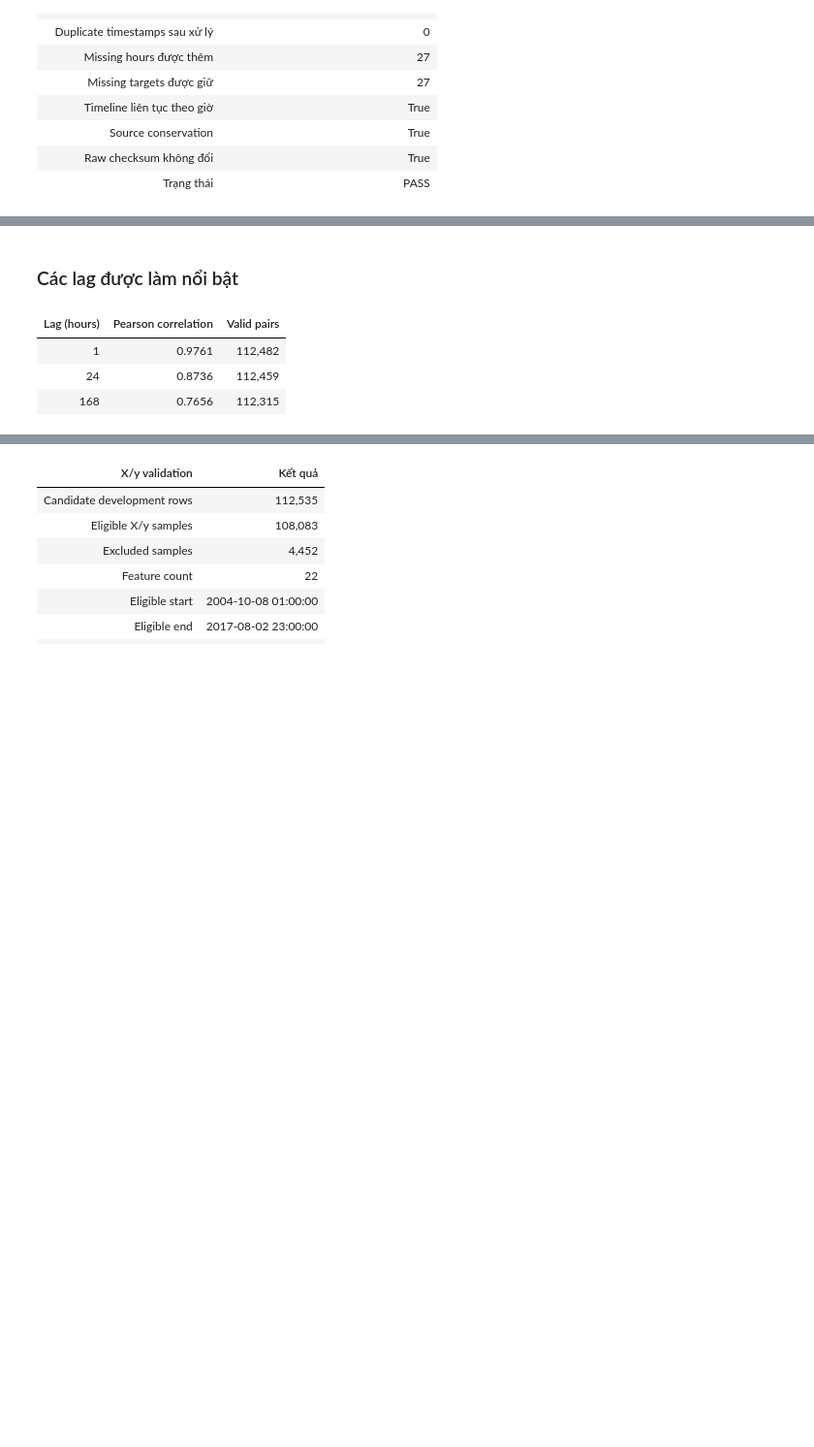
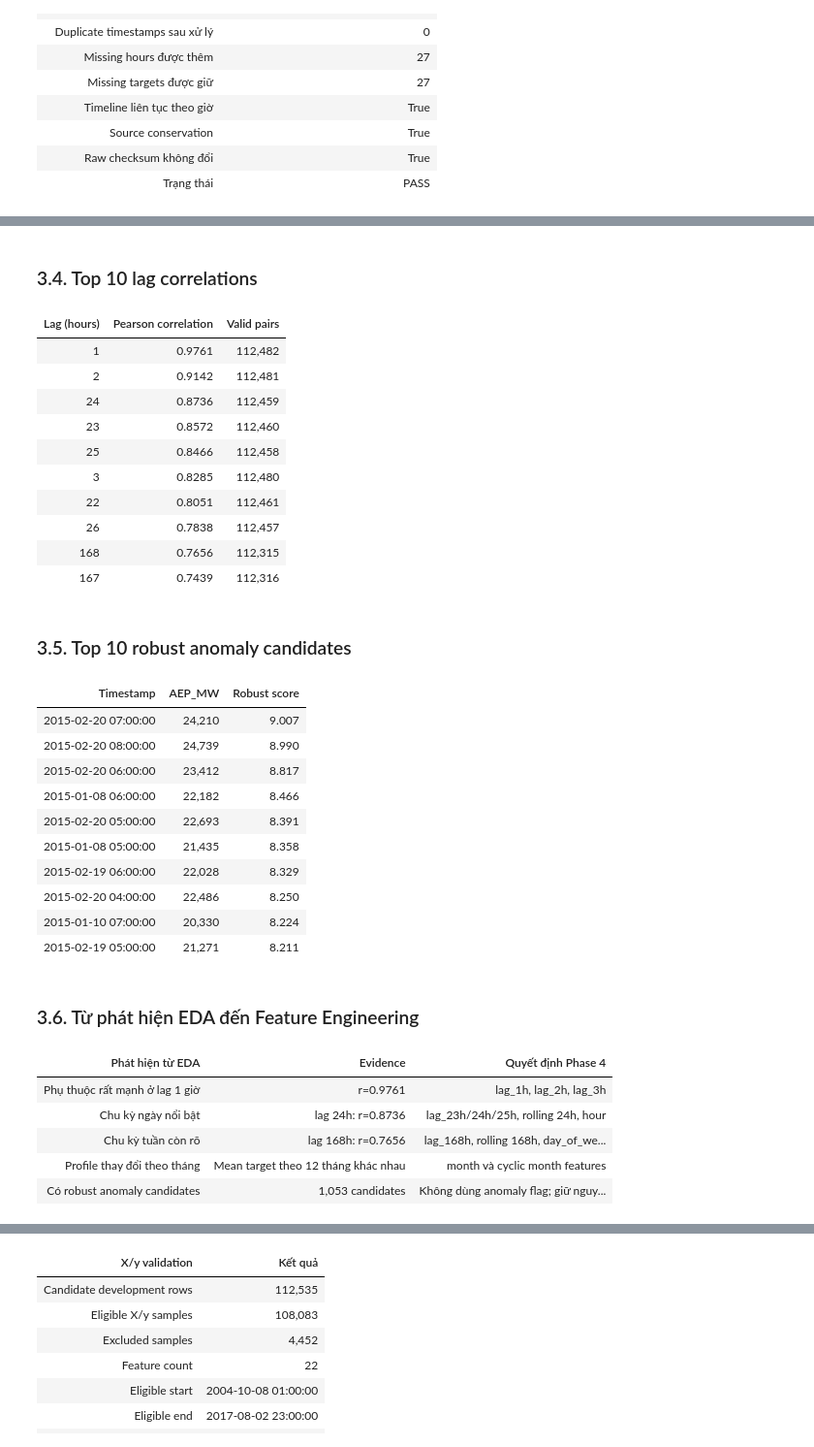
Before and after one commit to Tuvienn/TOTAL_LAB_PRACTICE_FOR_TIME_SERIES, a Jupyter notebook: total_practice/Practice_3_v2/notebooks/Practice_3_v2_present.ipynb, the cells around one changed output, grey strips where cells are left out. Shown at 97% size. Saved outputs shown, nothing was run; the diff lists cells and outputs as text; code cells hidden in the pictures; blank space fills up the shorter version.

```diff
--- a/total_practice/Practice_3_v2/notebooks/Practice_3_v2_present.ipynb
+++ b/total_practice/Practice_3_v2/notebooks/Practice_3_v2_present.ipynb
@@ -27,13 +27,17 @@ prepared_data = artifacts.prepared_data
 phase_01_audit = artifacts.phase_01_audit
 phase_02_audit = artifacts.phase_02_audit
 phase_03_audit = artifacts.phase_03_audit
+phase_03_presentation = artifacts.phase_03_presentation
 phase_04_audit = artifacts.phase_04_audit
+phase_04_presentation = artifacts.phase_04_presentation
 phase_05_audit = artifacts.phase_05_audit
 phase_06_cv = artifacts.phase_06_cv
 phase_06_lock = artifacts.phase_06_lock
+phase_06_training_diagnostics = artifacts.phase_06_training_diagnostics
 phase_06_supplemental_linear = artifacts.phase_06_supplemental_linear
 phase_06_supplemental_lag = artifacts.phase_06_supplemental_lag
 phase_06_figure_path = artifacts.phase_06_figure_path
+phase_06_tuning_figure_path = artifacts.phase_06_tuning_figure_path
+phase_06_fold_figure_path = artifacts.phase_06_fold_figure_path
 phase_06_supplemental_model_figure_path = artifacts.phase_06_supplemental_model_figure_path
 phase_06_supplemental_lag_figure_path = artifacts.phase_06_supplemental_lag_figure_path
-print("Presentation artifacts: Phase 0–6 + Supplemental PASS")
@@ -316,15 +221,52 @@ display(style_table(eda_summary))
 # %%
-lag_summary = pd.DataFrame(phase_03_audit["lag_correlation"]["highlighted"])
-lag_summary = lag_summary.rename(
+lag_summary = pd.DataFrame(phase_03_presentation["top_lag_correlations"]).rename(
     columns={"lag_hours": "Lag (hours)", "correlation": "Pearson correlation", "valid_pairs": "Valid pairs"}
 )
-display(Markdown("### Các lag được làm nổi bật"))
+display(Markdown("### 3.4. Top 10 lag correlations"))
 display(style_table(lag_summary, formats={"Pearson correlation": "{:.4f}", "Valid pairs": "{:,}"}))
+
+anomaly_summary = pd.DataFrame(phase_03_presentation["top_anomaly_candidates"]).rename(
+    columns={"timestamp": "Timestamp", "target": "AEP_MW", "robust_score": "Robust score"}
+)[["Timestamp", "AEP_MW", "Robust score"]]
+display(Markdown("### 3.5. Top 10 robust anomaly candidates"))
+display(style_table(anomaly_summary, formats={"AEP_MW": "{:,.0f}", "Robust score": "{:.3f}"}))
+
+decision_summary = pd.DataFrame(phase_03_presentation["eda_to_feature_decisions"]).rename(
+    columns={"eda_finding": "Phát hiện từ EDA", "evidence": "Evidence", "phase_04_decision": "Quyết định Phase 4"}
+)
+display(Markdown("### 3.6. Từ phát hiện EDA đến Feature Engineering"))
+display(style_table(decision_summary))
 # %% [output]
-### Các lag được làm nổi bật
+### 3.4. Top 10 lag correlations
 | Lag (hours) | Pearson correlation | Valid pairs |
 | 1 | 0.9761 | 112,482 |
+| 2 | 0.9142 | 112,481 |
 | 24 | 0.8736 | 112,459 |
+| 23 | 0.8572 | 112,460 |
+| 25 | 0.8466 | 112,458 |
+| 3 | 0.8285 | 112,480 |
+| 22 | 0.8051 | 112,461 |
+| 26 | 0.7838 | 112,457 |
 | 168 | 0.7656 | 112,315 |
+| 167 | 0.7439 | 112,316 |
+### 3.5. Top 10 robust anomaly candidates
+| Timestamp | AEP_MW | Robust score |
+| 2015-02-20 07:00:00 | 24,210 | 9.007 |
+| 2015-02-20 08:00:00 | 24,739 | 8.990 |
+| 2015-02-20 06:00:00 | 23,412 | 8.817 |
+| 2015-01-08 06:00:00 | 22,182 | 8.466 |
+| 2015-02-20 05:00:00 | 22,693 | 8.391 |
+| 2015-01-08 05:00:00 | 21,435 | 8.358 |
+| 2015-02-19 06:00:00 | 22,028 | 8.329 |
+| 2015-02-20 04:00:00 | 22,486 | 8.250 |
+| 2015-01-10 07:00:00 | 20,330 | 8.224 |
+| 2015-02-19 05:00:00 | 21,271 | 8.211 |
+### 3.6. Từ phát hiện EDA đến Feature Engineering
+| Phát hiện từ EDA | Evidence | Quyết định Phase 4 |
+| Phụ thuộc rất mạnh ở lag 1 giờ | r=0.9761 | lag_1h, lag_2h, lag_3h |
+| Chu kỳ ngày nổi bật | lag 24h: r=0.8736 | lag_23h/24h/25h, rolling 24h, hour |
+| Chu kỳ tuần còn rõ | lag 168h: r=0.7656 | lag_168h, rolling 168h, day_of_we... |
+| Profile thay đổi theo tháng | Mean target theo 12 tháng khác nhau | month và cyclic month features |
+| Có robust anomaly candidates | 1,053 candidates | Không dùng anomaly flag; giữ nguy... |
 # %%
 figure_titles = {
```
Also changed, not shown: parts of 47 cells of this notebook, 20 other files.
